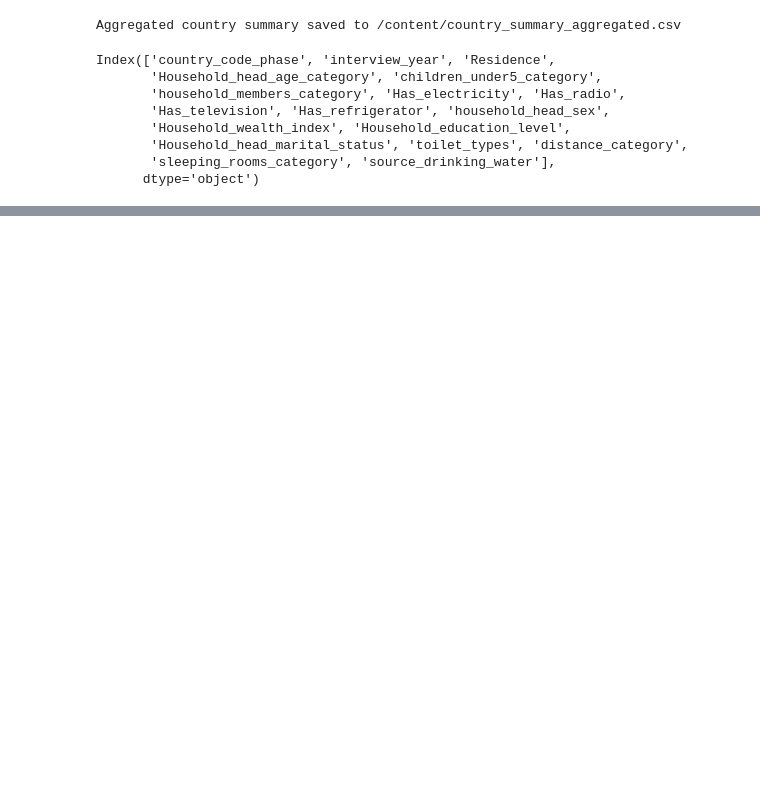
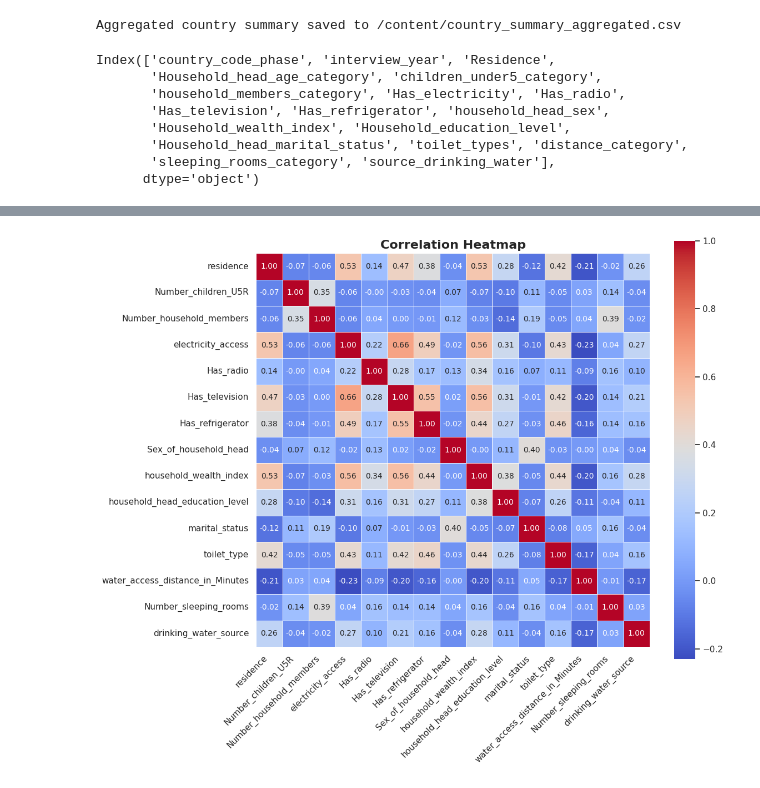
Before and after one commit to Fentahun60/Fentahun, a Jupyter notebook: Safewater_access.ipynb, the cells around one changed output, grey strips where cells are left out. Saved outputs shown, nothing was run; the diff lists cells and outputs as text; code cells hidden in the pictures; blank space fills up the shorter version.

```diff
--- a/Safewater_access.ipynb
+++ b/Safewater_access.ipynb
@@ -780,0 +862,14 @@ Index(['country_code_phase', 'interview_year', 'Residence',
+# %%
+marital_status_mapping = {
+    'never married': 'Never married',
+    'married': 'Married',
+    'living together': 'Married',
+    'not living together': 'Married',
+    'divorced': 'Divorced/Widowed',
+    'widowed': 'Divorced/Widowed'
+}
+
+df_final['marital_status'] = df_final['marital_status'].map(marital_status_mapping)
+
+print("Value counts for marital_status after recategorization:")
+print(df_final['marital_status'].value_counts(dropna=False))
@@ -780,0 +1131,36 @@ Index(['country_code_phase', 'interview_year', 'Residence',
+# %%
+import pandas as pd
+import matplotlib.pyplot as plt
+import seaborn as sns
+
+# Assuming df_selected_for_model already exists
+try:
+    df = df_selected_for_model.copy()
+except NameError:
+    raise NameError("df_selected_for_model is not found. Please upload or define it.")
+
+# Compute correlation matrix
+corr_matrix = df.corr(numeric_only=True)
+
+# Set style for publication
+sns.set(style="white")  # clean white background
+
+# Plot correlation heatmap
+plt.figure(figsize=(12, 10))
+sns.heatmap(
+    corr_matrix,
+    annot=True,
+    fmt=".2f",
+    cmap='coolwarm',  # professional diverging palette
+    cbar=True,
+    square=True,
+    linewidths=0.5,   # subtle gridlines
+    annot_kws={"size":10}  # adjust font size for annotation
+)
+plt.xticks(rotation=45, ha='right', fontsize=11)
+plt.yticks(rotation=0, fontsize=11)
+plt.title("Correlation Heatmap", fontsize=16, weight='bold')
+plt.tight_layout()
+plt.show()
+# %% [output]
+[figure, added]
```
Also changed, not shown: parts of 34 cells of this notebook.
